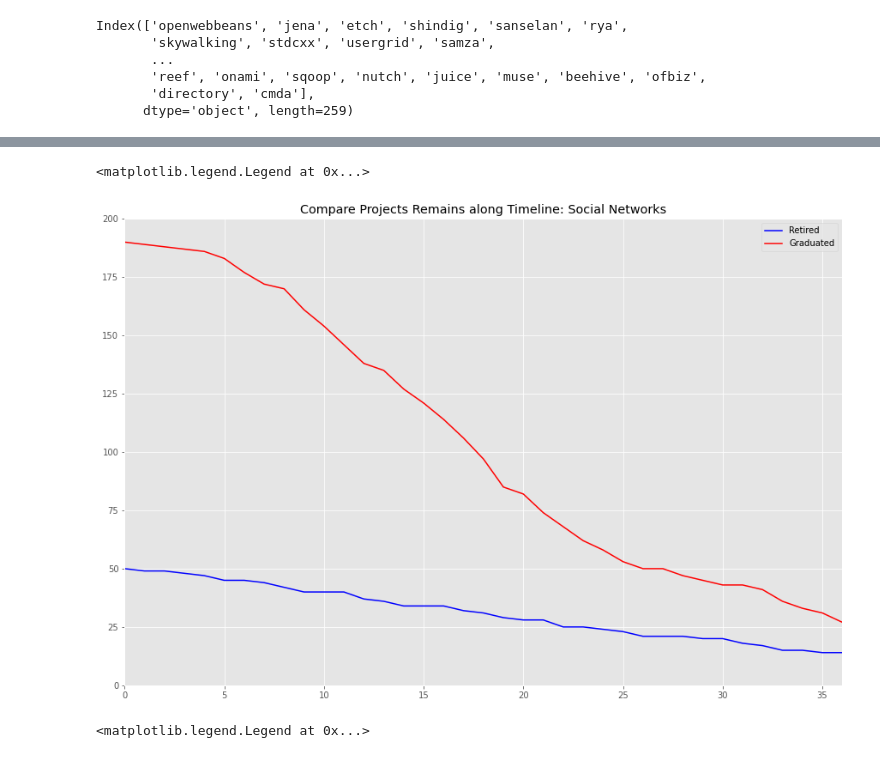
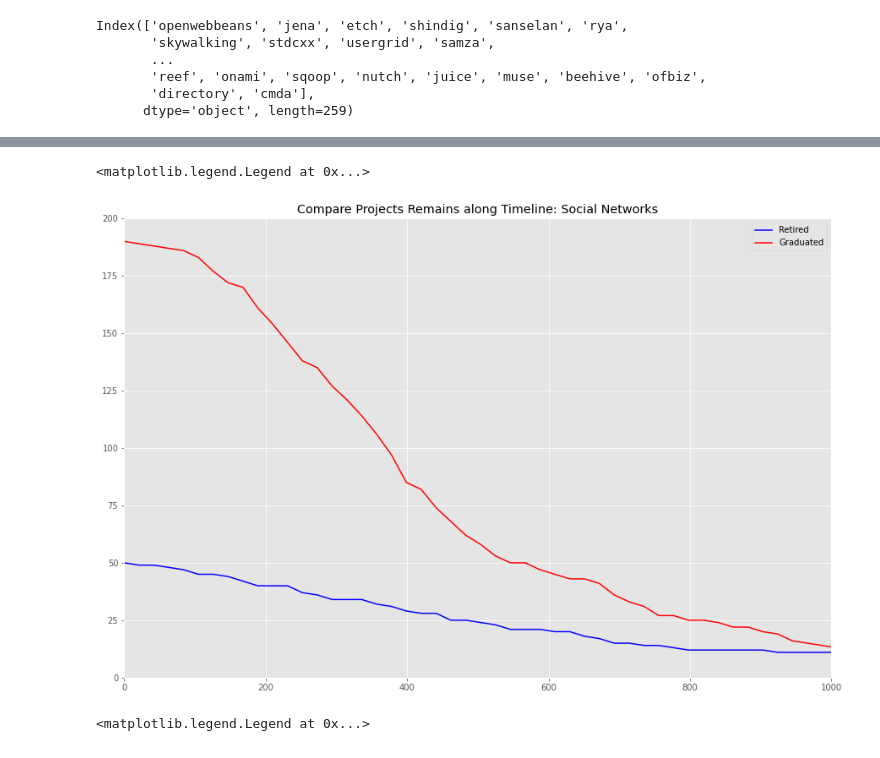
Before and after one commit to zenoWZH/ASFdata_analysis, a Jupyter notebook: smoothed_analysis/network_analysis&edges21.ipynb, the cells around one changed output, grey strips where cells are left out. Cells and saved outputs as stored; diff of their text form; code cells hidden in the pictures.

```diff
--- a/smoothed_analysis/network_analysis&edges21.ipynb
+++ b/smoothed_analysis/network_analysis&edges21.ipynb
@@ -372,7 +372,7 @@ for i in range(len(ave)):
     ave[i] = ave[i]/count[i]
     #print(data[:i])
 
-x = range(len(ave[:i]))
+x = [x*time_resolution for x in range(len(ave[:i]))]
 d1 = count[:i]
 
 plt.plot(x,d1,color = 'b', label = "Retired")
@@ -395,12 +395,12 @@ for i in range(len(ave)):
     ave[i] = ave[i]/count[i]
     #print(data[:i])
 
-x = range(len(ave[:i]))
+x = [x*time_resolution for x in range(len(ave[:i]))]
 d2 = count[:i]
 
 plt.plot(x,d2,color = 'r', label = 'Graduated')
 plt.title("Compare Projects Remains along Timeline: Tech Networks")
-plt.xlim(0,36)
+plt.xlim(0,1000)
 plt.ylim(0,200)
 #print(ave)
 #print(count)
@@ -430,43 +430,43 @@ for i in range(len(ave)):
     ave[i] = ave[i]/count[i]
     #print(data[:i])
 
-x = range(len(ave[:i]))
+x = [x*time_resolution for x in range(len(ave[:i]))]
 d1 = count[:i]
 
 plt.plot(x,d1,color = 'b', label = "Retired")
 
 
 ave = [0 for i in range(len(df_social_edgesize.index))]
 count = [0 for i in range(len(df_social_edgesize.index))]
 
 for col in all_graduated:
     data = df_tech_edgesize[col].values.tolist()
     flag = False
     for i in range(len(data)):
         if data[i]==-1.0 :
             break
         ave [i]+= data[i]
         count[i]+=1
 for i in range(len(ave)):
     if count[i]==0:
         break
     ave[i] = ave[i]/count[i]
     #print(data[:i])
 
-x = range(len(ave[:i]))
+x = [x*time_resolution for x in range(len(ave[:i]))]
 d2 = count[:i]
 
 plt.plot(x,d2,color = 'r', label = 'Graduated')
 plt.title("Compare Projects Remains along Timeline: Social Networks")
-plt.xlim(0,36)
+plt.xlim(0,1000)
 plt.ylim(0,200)
 #print(ave)
 #print(count)
 #plt.bar(x,np.array(count[:i])/len(all_graduated)/10, fc='b', alpha=0.3)
 plt.legend(loc='upper right')
 # %% [output]
 <matplotlib.legend.Legend at 0x...>
-[figure, old version]
+[figure, new version]
 # %%
 plt.style.use('ggplot')
 plt.figure(figsize=(15,10))
```
Also changed, not shown: parts of 11 cells of this notebook, 6 other files.
